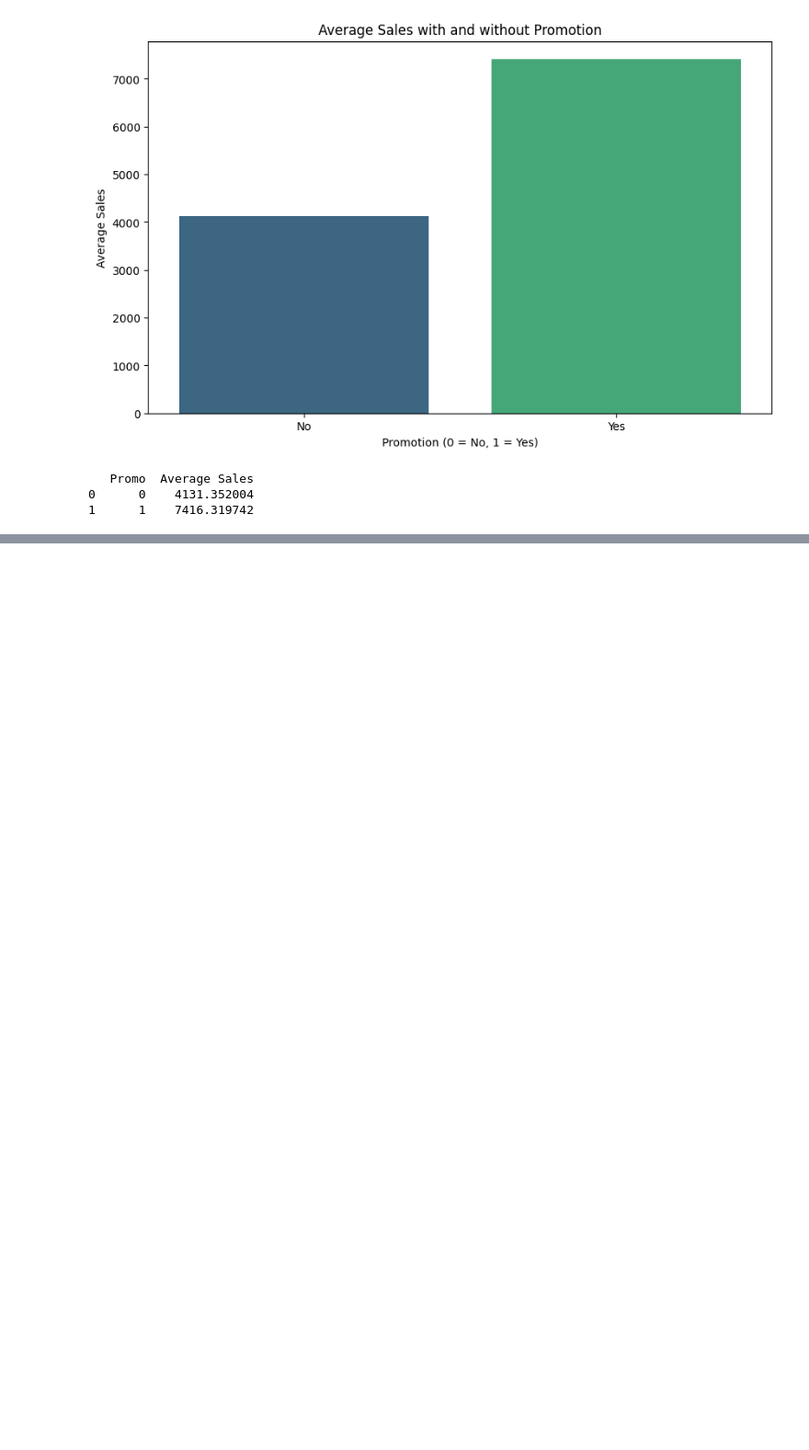
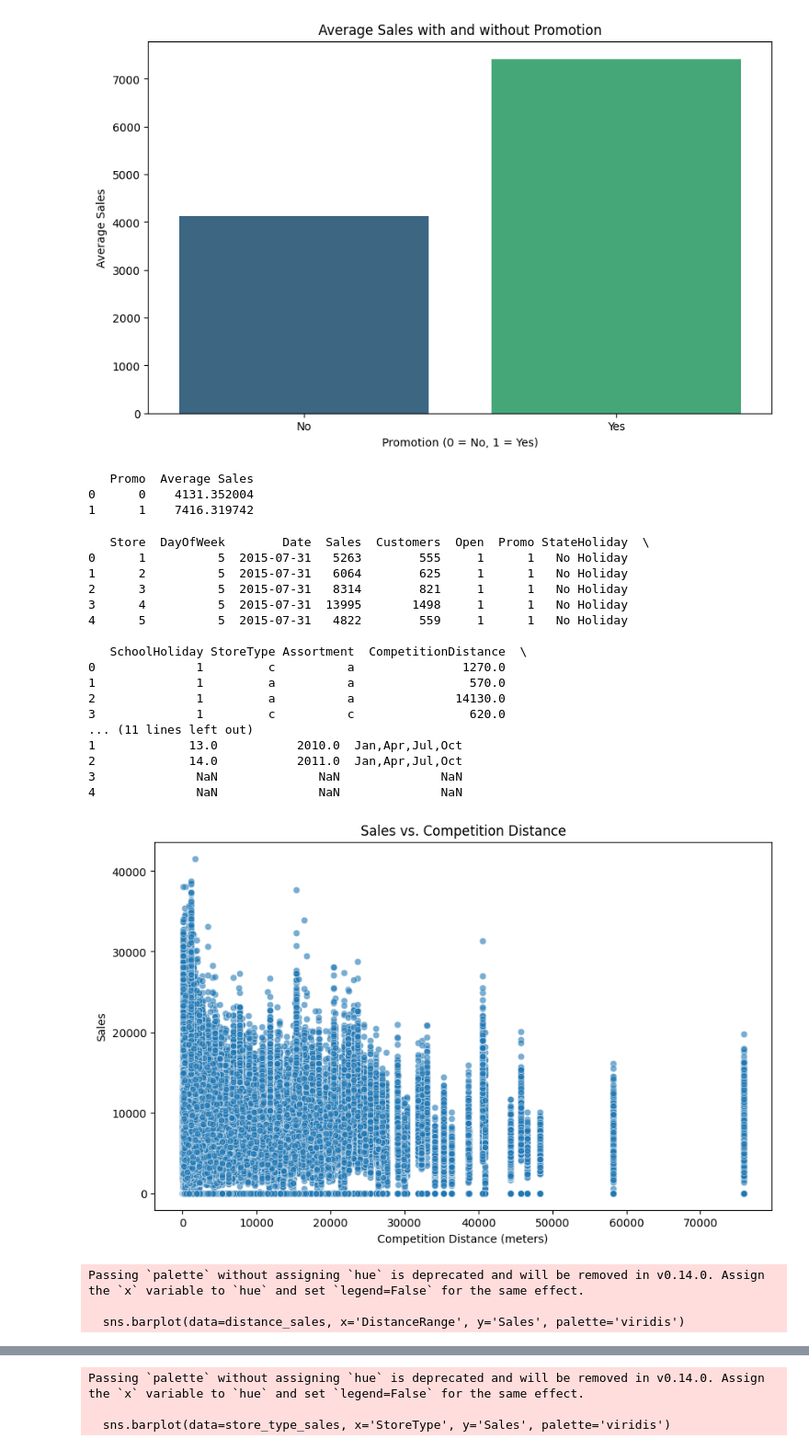
Before and after one commit to medhanittes/Rossmann_Pharma, a Jupyter notebook: notebook/exploration.ipynb, the cells around one changed output, grey strips where cells are left out. Shown at 92% size. Drawn from its saved outputs; the diff is of its cells as text; code cells hidden in the pictures; blank space fills up the shorter version.

```diff
--- a/notebook/exploration.ipynb
+++ b/notebook/exploration.ipynb
@@ -47,9 +47,11 @@ Categories (4, object): ['Holiday A', 'Holiday B', 'Holiday C', 'No Holiday']
 # %%
 train_data = pd.read_csv(r'D:\Week4\data\train.csv')
 test_data = pd.read_csv(r'D:\Week4\data\test.csv')
+store_data = pd.read_csv(r'D:\Week4\data\store.csv')
 # Display the columns in the training and test datasets
 print("Training Set Columns:", train_data.columns.tolist())
 print("Test Set Columns:", test_data.columns.tolist())
+print("store Set Columns:", store_data.columns.tolist())
 # %% [output]
 Training Set Columns: ['Store', 'DayOfWeek', 'Date', 'Sales', 'Customers', 'Open', 'Promo', 'StateHoliday', 'SchoolHoliday']
 Test Set Columns: ['Id', 'Store', 'DayOfWeek', 'Date', 'Open', 'Promo', 'StateHoliday', 'SchoolHoliday']
@@ -421,3 +423,66 @@ print(promo_sales)
    Promo  Average Sales
 0      0    4131.352004
 1      1    7416.319742
+# %%
+# Merge the datasets on the 'Store' column
+merged_data = train_data.merge(store_data, on='Store', how='left')
+
+# Check the merged DataFrame
+print(merged_data.head())
+
+# Scatter plot to visualize the relationship between Competition Distance and Sales
+plt.figure(figsize=(10, 6))
+sns.scatterplot(data=merged_data, x='CompetitionDistance', y='Sales', alpha=0.6)
+plt.title('Sales vs. Competition Distance')
+plt.xlabel('Competition Distance (meters)')
+plt.ylabel('Sales')
+plt.show()
+
+# Analyze average sales by Competition Distance categories
+distance_bins = [0, 500, 1000, 1500, 2000, 3000, 4000, 5000, 10000]  # Define your bins
+merged_data['DistanceRange'] = pd.cut(merged_data['CompetitionDistance'], bins=distance_bins)
+
+# Group by Distance Range and calculate average sales
+distance_sales = merged_data.groupby('DistanceRange')['Sales'].mean().reset_index()
+
+# Visualize average sales by distance range
+plt.figure(figsize=(10, 6))
+sns.barplot(data=distance_sales, x='DistanceRange', y='Sales', palette='viridis')
+plt.title('Average Sales by Competition Distance Range')
+plt.xlabel('Distance Range (meters)')
+plt.ylabel('Average Sales')
+plt.xticks(rotation=45)
+plt.show()
+
+# Further analysis based on StoreType if needed
+store_type_sales = merged_data.groupby('StoreType')['Sales'].mean().reset_index()
+
+# Visualize average sales by Store Type
+plt.figure(figsize=(10, 6))
+sns.barplot(data=store_type_sales, x='StoreType', y='Sales', palette='viridis')
+plt.title('Average Sales by Store Type')
+plt.xlabel('Store Type')
+plt.ylabel('Average Sales')
+plt.show()
+# %% [output]
+   Store  DayOfWeek        Date  Sales  Customers  Open  Promo StateHoliday  \
+0      1          5  2015-07-31   5263        555     1      1   No Holiday
+1      2          5  2015-07-31   6064        625     1      1   No Holiday
+2      3          5  2015-07-31   8314        821     1      1   No Holiday
+3      4          5  2015-07-31  13995       1498     1      1   No Holiday
+4      5          5  2015-07-31   4822        559     1      1   No Holiday
+
+   SchoolHoliday StoreType Assortment  CompetitionDistance  \
+0              1         c          a               1270.0
+1              1         a          a                570.0
+2              1         a          a              14130.0
+3              1         c          c                620.0
+... (11 lines left out)
+1             13.0           2010.0  Jan,Apr,Jul,Oct
+2             14.0           2011.0  Jan,Apr,Jul,Oct
+3              NaN              NaN              NaN
+4              NaN              NaN              NaN
+[figure, added]
+Passing `palette` without assigning `hue` is deprecated and will be removed in v0.14.0. Assign the `x` variable to `hue` and set `legend=False` for the same effect.
+
+  sns.barplot(data=distance_sales, x='DistanceRange', y='Sales', palette='viridis')
@@ -423,0 +490,3 @@ print(promo_sales)
+Passing `palette` without assigning `hue` is deprecated and will be removed in v0.14.0. Assign the `x` variable to `hue` and set `legend=False` for the same effect.
+
+  sns.barplot(data=store_type_sales, x='StoreType', y='Sales', palette='viridis')
```
Also changed, not shown: parts of 5 cells of this notebook.
